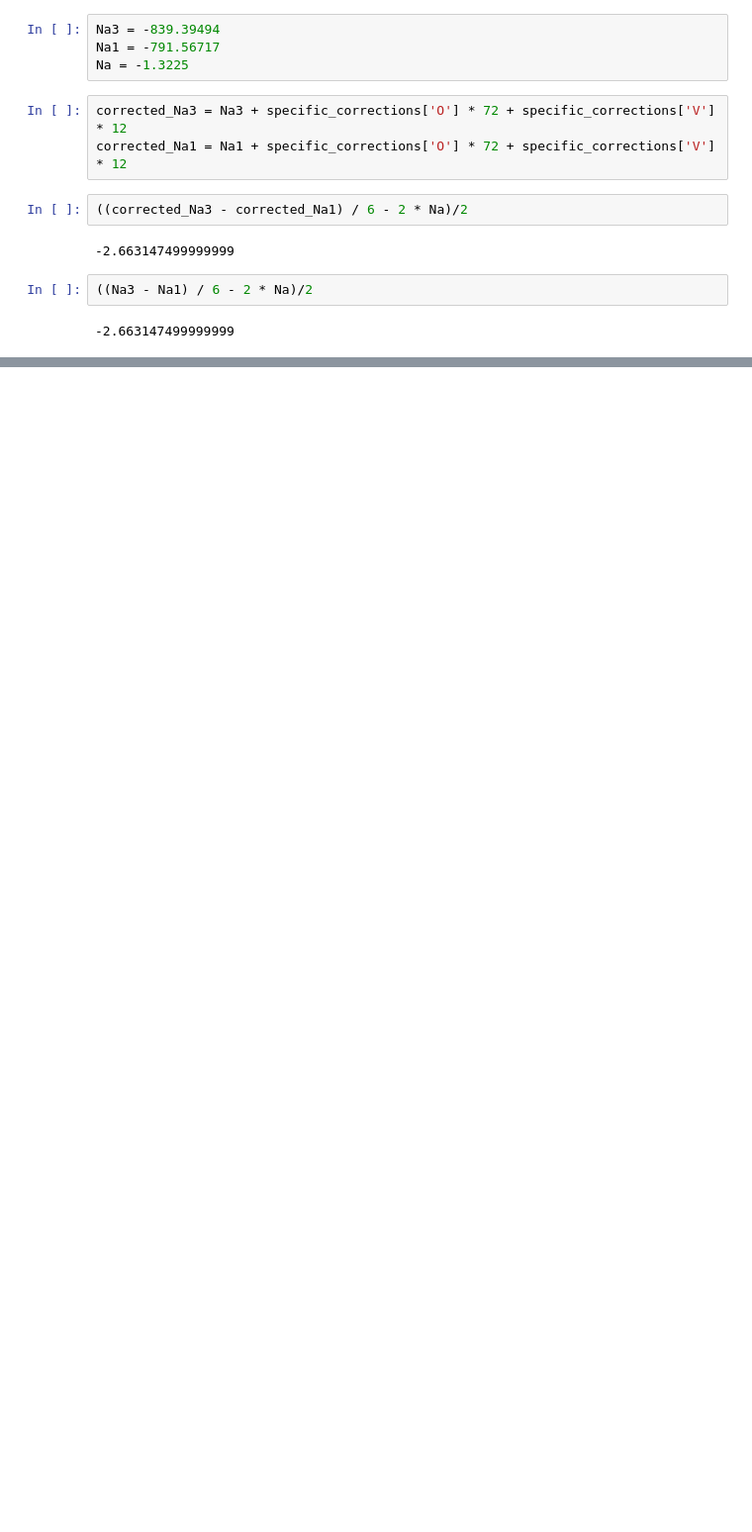
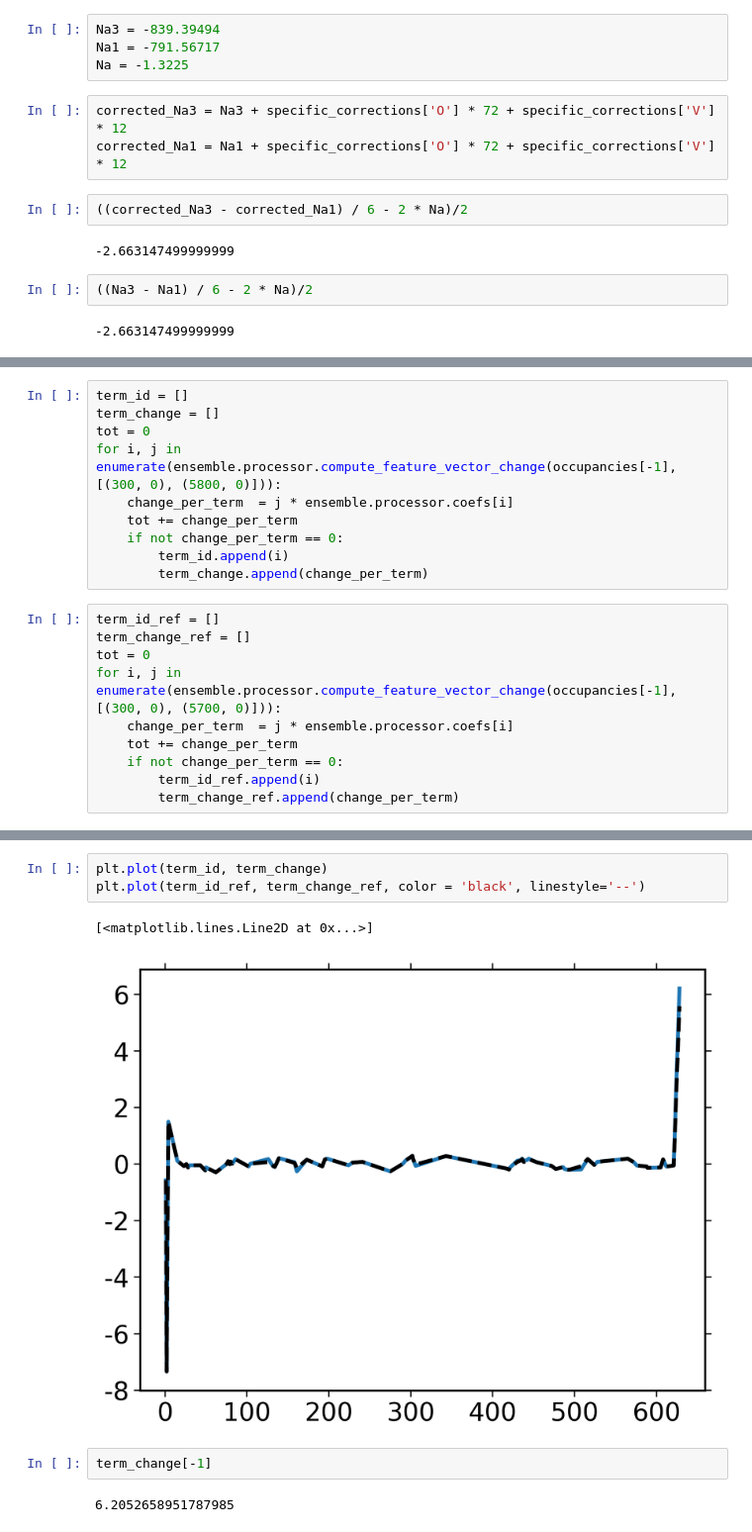
Before and after one commit to YunyeongChoi/CaNaVP, a Jupyter notebook: notebooks/retrieve_gcmc.ipynb, the cells around one changed output, grey strips where cells are left out. Shown at 99% size. Drawn from its saved outputs; the diff is of its cells as text; blank space fills up the shorter version.

```diff
--- a/notebooks/retrieve_gcmc.ipynb
+++ b/notebooks/retrieve_gcmc.ipynb
@@ -478,0 +536,20 @@ corrected_Na1 = Na1 + specific_corrections['O'] * 72 + specific_corrections['V']
+# %%
+term_id = []
+term_change = []
+tot = 0
+for i, j in enumerate(ensemble.processor.compute_feature_vector_change(occupancies[-1], [(300, 0), (5800, 0)])):
+    change_per_term  = j * ensemble.processor.coefs[i]
+    tot += change_per_term
+    if not change_per_term == 0:
+        term_id.append(i)
+        term_change.append(change_per_term)
+# %%
+term_id_ref = []
+term_change_ref = []
+tot = 0
+for i, j in enumerate(ensemble.processor.compute_feature_vector_change(occupancies[-1], [(300, 0), (5700, 0)])):
+    change_per_term  = j * ensemble.processor.coefs[i]
+    tot += change_per_term
+    if not change_per_term == 0:
+        term_id_ref.append(i)
+        term_change_ref.append(change_per_term)
@@ -478,0 +560,10 @@ corrected_Na1 = Na1 + specific_corrections['O'] * 72 + specific_corrections['V']
+# %%
+plt.plot(term_id, term_change)
+plt.plot(term_id_ref, term_change_ref, color = 'black', linestyle='--')
+# %% [output]
+[<matplotlib.lines.Line2D at 0x...>]
+[figure, added]
+# %%
+term_change[-1]
+# %% [output]
+6.2052658951787985
```
Also changed, not shown: parts of 24 cells of this notebook, 2 other files.
